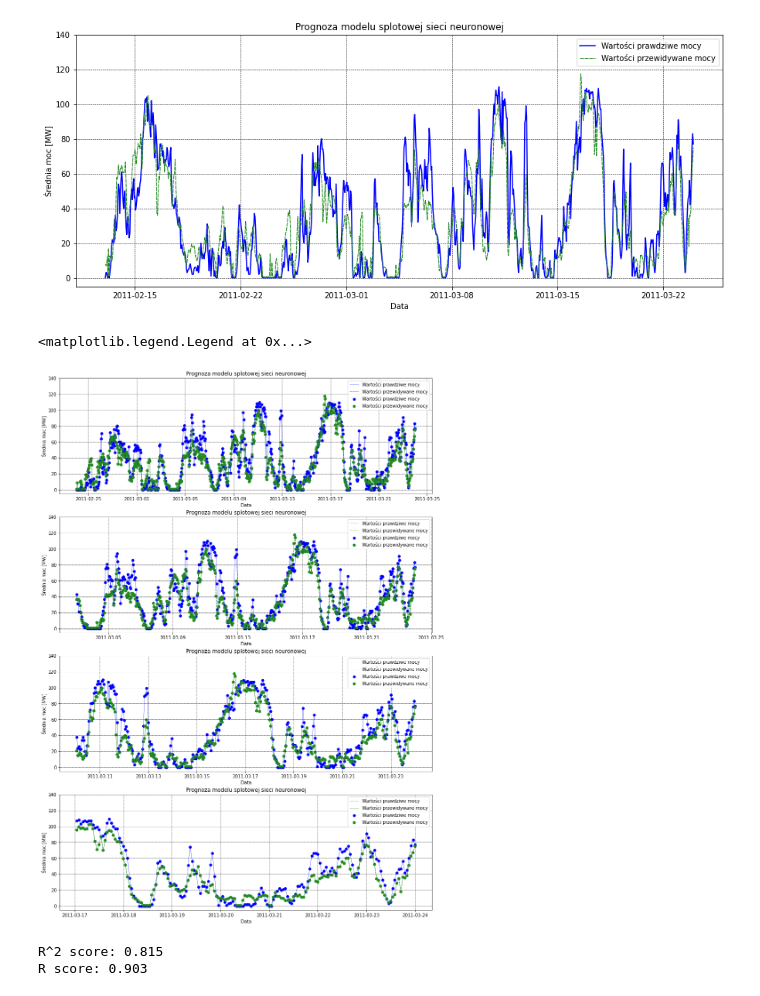
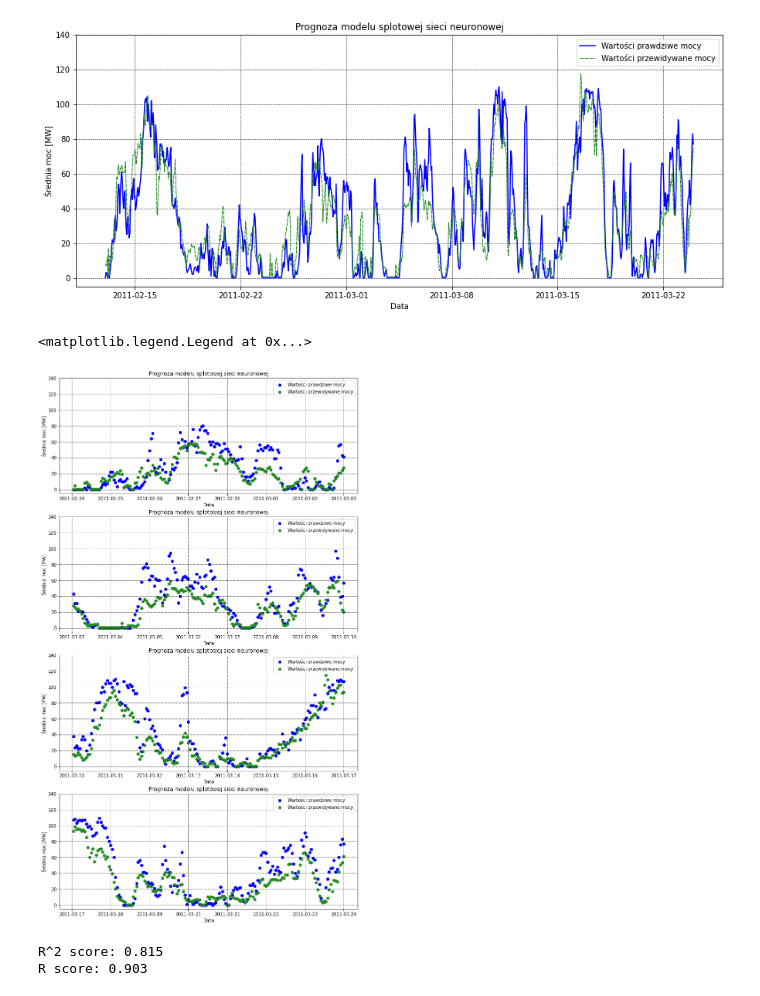
Before and after one commit to Dawidemm/wind-farm-power-forecasting, a Jupyter notebook: ForecastingCNN.ipynb, the cells around one changed output. Saved outputs shown, nothing was run; the diff lists cells and outputs as text; code cells hidden in the pictures.

```diff
--- a/ForecastingCNN.ipynb
+++ b/ForecastingCNN.ipynb
@@ -62,57 +62,49 @@ plt.show()
 [figure]
 # %%
 
-fig, (ax0, ax1, ax2, ax3) = plt.subplots(4, 1, figsize=(15,22))
-ax3.plot(dataset.date_time[-168:], test_dataset[1][-168:], color='blue', label='Wartości prawdziwe mocy', linewidth=0.5)
-ax3.scatter(dataset.date_time[-168:], test_dataset[1][-168:], color='blue', label='Wartości prawdziwe mocy', linewidth=0.5)
-ax3.plot(dataset.date_time[-168:], predictions[-168:], color='forestgreen', linestyle=(0, (5, 1)), label='Wartości przewidywane mocy', linewidth=1)
-ax3.scatter(dataset.date_time[-168:], predictions[-168:], color='forestgreen', linestyle=(0, (5, 1)), label='Wartości przewidywane mocy', linewidth=1)
+fig, (ax0, ax1, ax2, ax3) = plt.subplots(4, 1, figsize=(12,22))
+ax3.scatter(dataset.date_time[-168:], test_dataset[1][-168:], color='blue', label='Wartości prawdziwe mocy')
+ax3.scatter(dataset.date_time[-168:], predictions[-168:], color='forestgreen', label='Wartości przewidywane mocy')
 ax3.set_ylim([-5, 140])
 ax3.ticklabel_format(axis='y', style='plain')
 ax3.grid(color='k', linewidth=0.5, linestyle='--')
 ax3.set_title('Prognoza modelu splotowej sieci neuronowej')
 ax3.set_xlabel('Data')
 ax3.set_ylabel('Średnia moc [MW]')
 ax3.legend(loc='best')
 
-ax2.plot(dataset.date_time[-336:], test_dataset[1][-336:], color='blue', label='Wartości prawdziwe mocy', linewidth=0.5)
-ax2.scatter(dataset.date_time[-336:], test_dataset[1][-336:], color='blue', label='Wartości prawdziwe mocy', linewidth=0.5)
-ax2.plot(dataset.date_time[-336:], predictions[-336:], color='forestgreen', linestyle=(0, (5, 1)), label='Wartości przewidywane mocy', linewidth=1)
-ax2.scatter(dataset.date_time[-336:], predictions[-336:], color='forestgreen', linestyle=(0, (5, 1)), label='Wartości przewidywane mocy', linewidth=1)
+ax2.scatter(dataset.date_time[-336:-168], test_dataset[1][-336:-168], color='blue', label='Wartości prawdziwe mocy')
+ax2.scatter(dataset.date_time[-336:-168], predictions[-336:-168], color='forestgreen', label='Wartości przewidywane mocy')
 ax2.set_ylim([-5, 140])
 ax2.ticklabel_format(axis='y', style='plain')
 ax2.grid(color='k', linewidth=0.5, linestyle='--')
 ax2.set_title('Prognoza modelu splotowej sieci neuronowej')
 ax2.set_xlabel('Data')
 ax2.set_ylabel('Średnia moc [MW]')
 ax2.legend(loc='best')
 
-ax1.plot(dataset.date_time[-504:], test_dataset[1][-504:], color='blue', label='Wartości prawdziwe mocy', linewidth=0.5)
-ax1.scatter(dataset.date_time[-504:], test_dataset[1][-504:], color='blue', label='Wartości prawdziwe mocy', linewidth=0.5)
-ax1.plot(dataset.date_time[-504:], predictions[-504:], color='forestgreen', linestyle=(0, (5, 1)), label='Wartości przewidywane mocy', linewidth=1)
-ax1.scatter(dataset.date_time[-504:], predictions[-504:], color='forestgreen', linestyle=(0, (5, 1)), label='Wartości przewidywane mocy', linewidth=1)
+ax1.scatter(dataset.date_time[-504:-336], test_dataset[1][-504:-336], color='blue', label='Wartości prawdziwe mocy')
+ax1.scatter(dataset.date_time[-504:-336], predictions[-504:-336], color='forestgreen', label='Wartości przewidywane mocy')
 ax1.set_ylim([-5, 140])
 ax1.ticklabel_format(axis='y', style='plain')
 ax1.grid(color='k', linewidth=0.5, linestyle='--')
 ax1.set_title('Prognoza modelu splotowej sieci neuronowej')
 ax1.set_xlabel('Data')
 ax1.set_ylabel('Średnia moc [MW]')
 ax1.legend(loc='best')
 
-ax0.plot(dataset.date_time[-672:], test_dataset[1][-672:], color='blue', label='Wartości prawdziwe mocy', linewidth=0.5)
-ax0.scatter(dataset.date_time[-672:], test_dataset[1][-672:], color='blue', label='Wartości prawdziwe mocy', linewidth=0.5)
-ax0.plot(dataset.date_time[-672:], predictions[-672:], color='forestgreen', linestyle=(0, (5, 1)), label='Wartości przewidywane mocy', linewidth=1)
-ax0.scatter(dataset.date_time[-672:], predictions[-672:], color='forestgreen', linestyle=(0, (5, 1)), label='Wartości przewidywane mocy', linewidth=1)
+ax0.scatter(dataset.date_time[-672:-504], test_dataset[1][-672:-504], color='blue', label='Wartości prawdziwe mocy')
+ax0.scatter(dataset.date_time[-672:-504], predictions[-672:-504], color='forestgreen', label='Wartości przewidywane mocy')
 ax0.set_ylim([-5, 140])
 ax0.ticklabel_format(axis='y', style='plain')
 ax0.grid(color='k', linewidth=0.5, linestyle='--')
 ax0.set_title('Prognoza modelu splotowej sieci neuronowej')
 ax0.set_xlabel('Data')
 ax0.set_ylabel('Średnia moc [MW]')
 ax0.legend(loc='best')
 # %% [output]
 <matplotlib.legend.Legend at 0x...>
-[figure, old version]
+[figure, new version]
 # %%
 print(f'R^2 score: {round(r2_score(test_dataset[1], predictions), 3)}')
 print(f'R score: {round(np.sqrt(r2_score(test_dataset[1], predictions)), 3)}')
```
Also changed, not shown: parts of 1 cell of this notebook.
